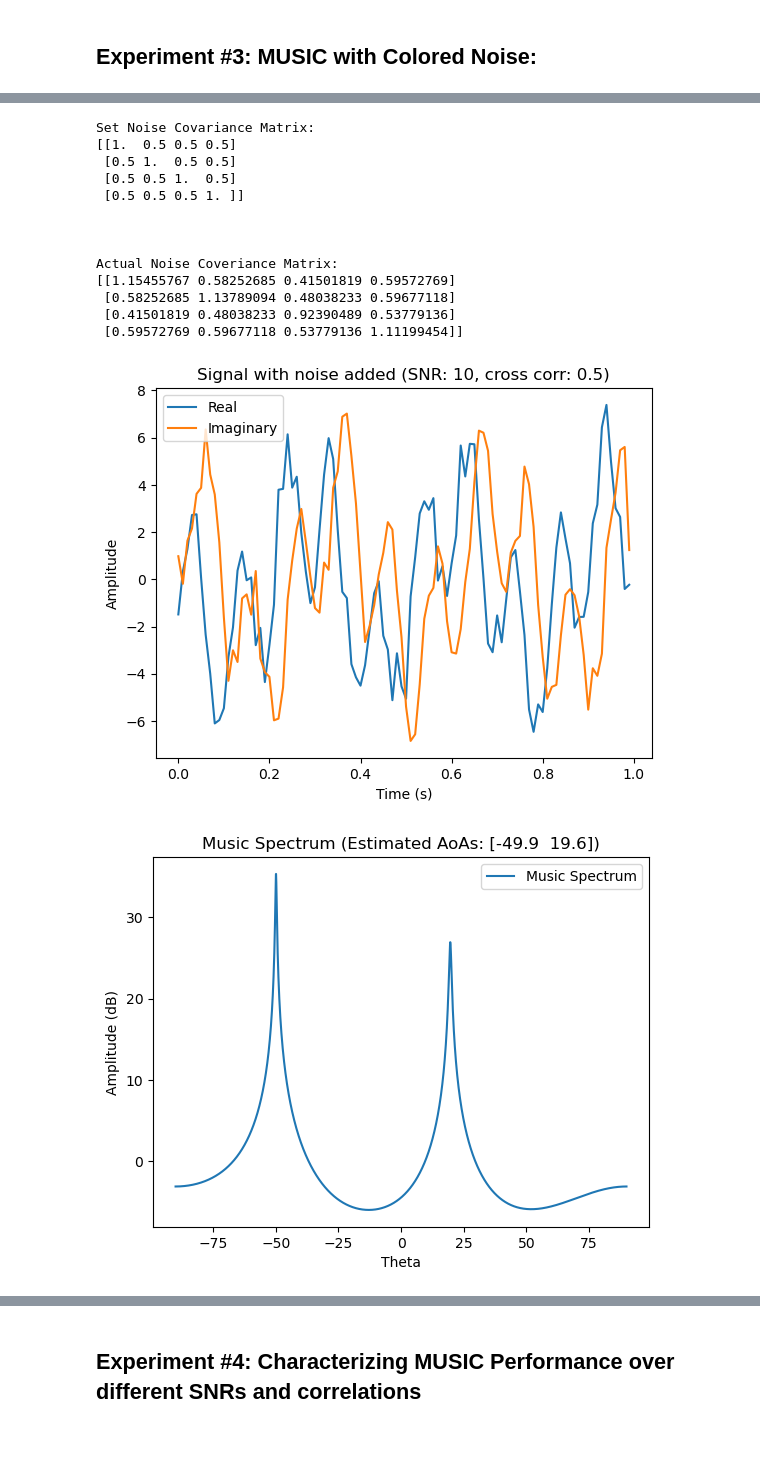
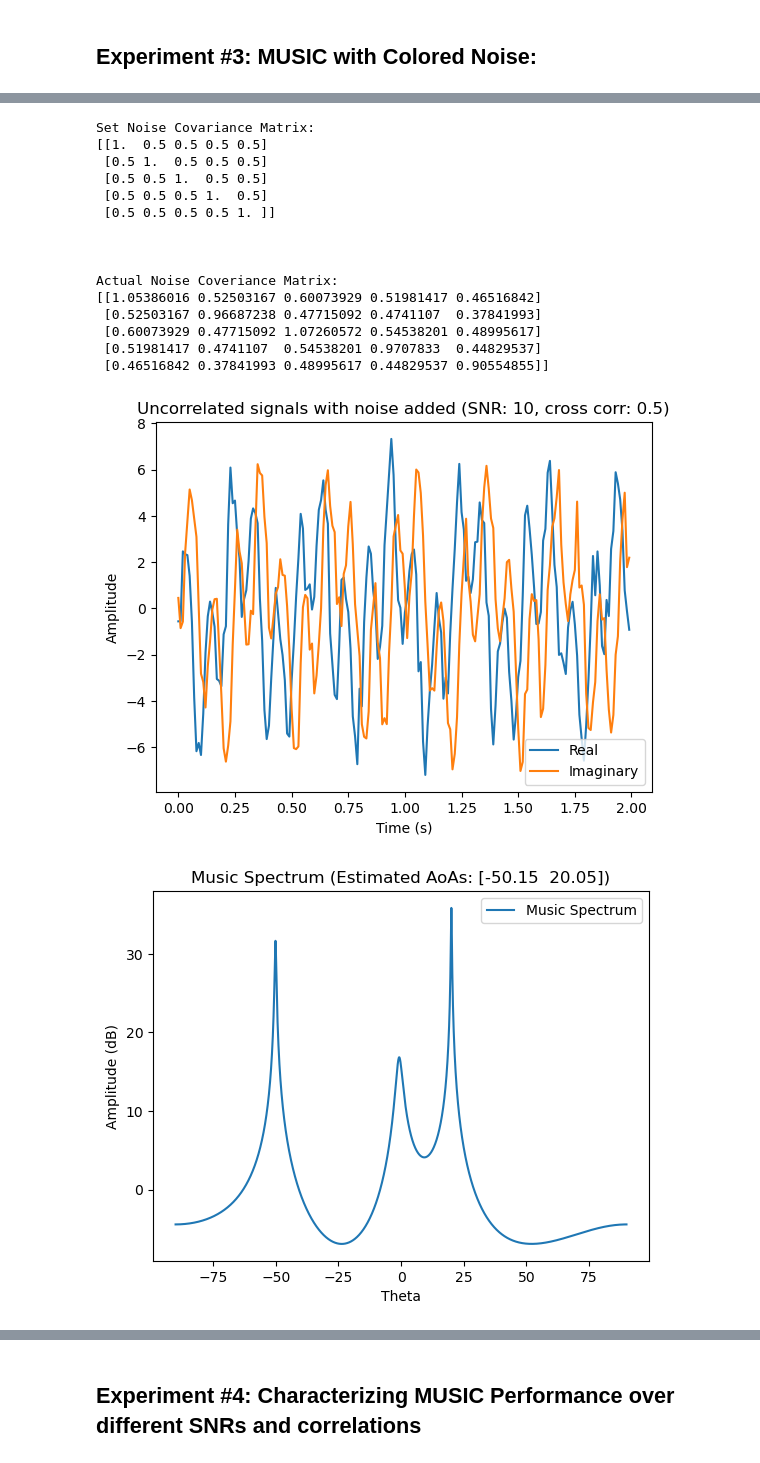
Before and after one commit to davidmhunt/RadarSecurityResearch, a Jupyter notebook: Experiments/MUSIC_1D_initial_experiments.ipynb, the cells around one changed output, grey strips where cells are left out. Drawn from its saved outputs; the diff is of its cells as text; code cells hidden in the pictures.

```diff
--- a/Experiments/MUSIC_1D_initial_experiments.ipynb
+++ b/Experiments/MUSIC_1D_initial_experiments.ipynb
@@ -11,8 +11,7 @@ from tqdm import tqdm
 ## Support Functions
 # %%
 #enabling random configurations
-freq_range = [2,10]
-min_freq_diff = 2
+
 def generate_random_frequencies(freq_range,min_freq_diff,D_signals):
     """Randomly select D different frequencies with a minimum difference and within a given frequency range
 
@@ -306,6 +305,7 @@ def MUSIC(x_t,K_rx, D_signals,log_scale = True, plot_spectrum = True,verbose = F
     E_n = eigen_vectors_x_t[:,-1 * D_signals :]
 
     thetas = np.arange(-90,90,0.05)
+    thetas = np.round_(thetas,2)
     P_mus = np.empty(len(thetas))
 
     for i in range(len(thetas)):
@@ -316,8 +316,13 @@ def MUSIC(x_t,K_rx, D_signals,log_scale = True, plot_spectrum = True,verbose = F
         P_mus = 10 * np.log10(P_mus)
 
     #estimate the AoA's from the spectrum
-    peak_indicies,properties = find_peaks(P_mus,height=5)
-    estimated_AoAs = np.sort(thetas[peak_indicies[:D_signals]])
+
+    #find peaks in the MUSIC spectrum
+    peak_indicies,properties = find_peaks(P_mus,height=-5)
+
+    #identify the D_signals highest peaks in the spectrum
+    highest_peaks_indicies = np.flip(np.argsort(properties["peak_heights"]))[:D_signals]
+    estimated_AoAs = np.sort(thetas[peak_indicies[highest_peaks_indicies]])
 
     if plot_spectrum:
         plot_music_spectrum(thetas,P_mus,estimated_AoAs,log_scale=log_scale)
@@ -544,13 +549,13 @@ def characterize_MUSIC(
 ## Initialize Global Experiment Parameters
 # %%
 # Sample rate
-fs = 100
+fs = 100 #Hz
 
 # Time points
-t_samples = np.arange(0, 1, 1/fs)
+t_samples = np.arange(0, 2, 1/fs)
 
 #number of receivers
-n_antennas = 4
+n_antennas = 5
 # %% [markdown]
 ## Experiment #1: MUSIC with no noise
 # %%
@@ -705,42 +714,44 @@ s_t = Amp_s_t * generate_signals(sample_freqs,t_samples,complex=True,verbose=Fal
 
 #generate A matrix (with each column as a mode vector) for the given angles
 A = generate_mode_vector_matrix(thetas=desired_angles,K_rx=n_antennas,radians=False,verbose=False)
 
 
 #generate noise samples
 n_t = generate_noise_samples(sigma_2,cross_corr,n_antennas,len(t_samples),verbose=True)
 
 #compute the samples received by each sensor
 x_t = np.matmul(A,s_t) + n_t
 
-plot_signal(x_t[1,:],t_samples,title="Signal with noise added (SNR: {}, cross corr: {})".format(snr_dB,cross_corr))
+plot_signal(x_t[1,:],t_samples,title="Uncorrelated signals with noise added (SNR: {}, cross corr: {})".format(snr_dB,cross_corr))
 
 
 
 #perform the MUSIC algorithm in transparent mode to understand what is happening
 P_mus, thetas, estimated_AoAs = MUSIC(
     x_t=x_t,
     K_rx=n_antennas,
     D_signals=2,
     plot_spectrum=True,
     verbose=True,
     transparent_mode=True,
     s_t=s_t,
     A=A)
 # %% [output]
 Set Noise Covariance Matrix:
-[[1.  0.5 0.5 0.5]
- [0.5 1.  0.5 0.5]
- [0.5 0.5 1.  0.5]
- [0.5 0.5 0.5 1. ]]
+[[1.  0.5 0.5 0.5 0.5]
+ [0.5 1.  0.5 0.5 0.5]
+ [0.5 0.5 1.  0.5 0.5]
+ [0.5 0.5 0.5 1.  0.5]
+ [0.5 0.5 0.5 0.5 1. ]]
 
 
 
 Actual Noise Coveriance Matrix:
-[[1.15455767 0.58252685 0.41501819 0.59572769]
- [0.58252685 1.13789094 0.48038233 0.59677118]
- [0.41501819 0.48038233 0.92390489 0.53779136]
- [0.59572769 0.59677118 0.53779136 1.11199454]]
+[[1.05386016 0.52503167 0.60073929 0.51981417 0.46516842]
+ [0.52503167 0.96687238 0.47715092 0.4741107  0.37841993]
+ [0.60073929 0.47715092 1.07260572 0.54538201 0.48995617]
+ [0.51981417 0.4741107  0.54538201 0.9707833  0.44829537]
+ [0.46516842 0.37841993 0.48995617 0.44829537 0.90554855]]
-[figure, old version]
+[figure, new version]
-[figure, old version]
+[figure, new version]
 Sensor Covariance Matrix (magnitude):
```
Also changed, not shown: parts of 8 cells of this notebook, 2 other files.
